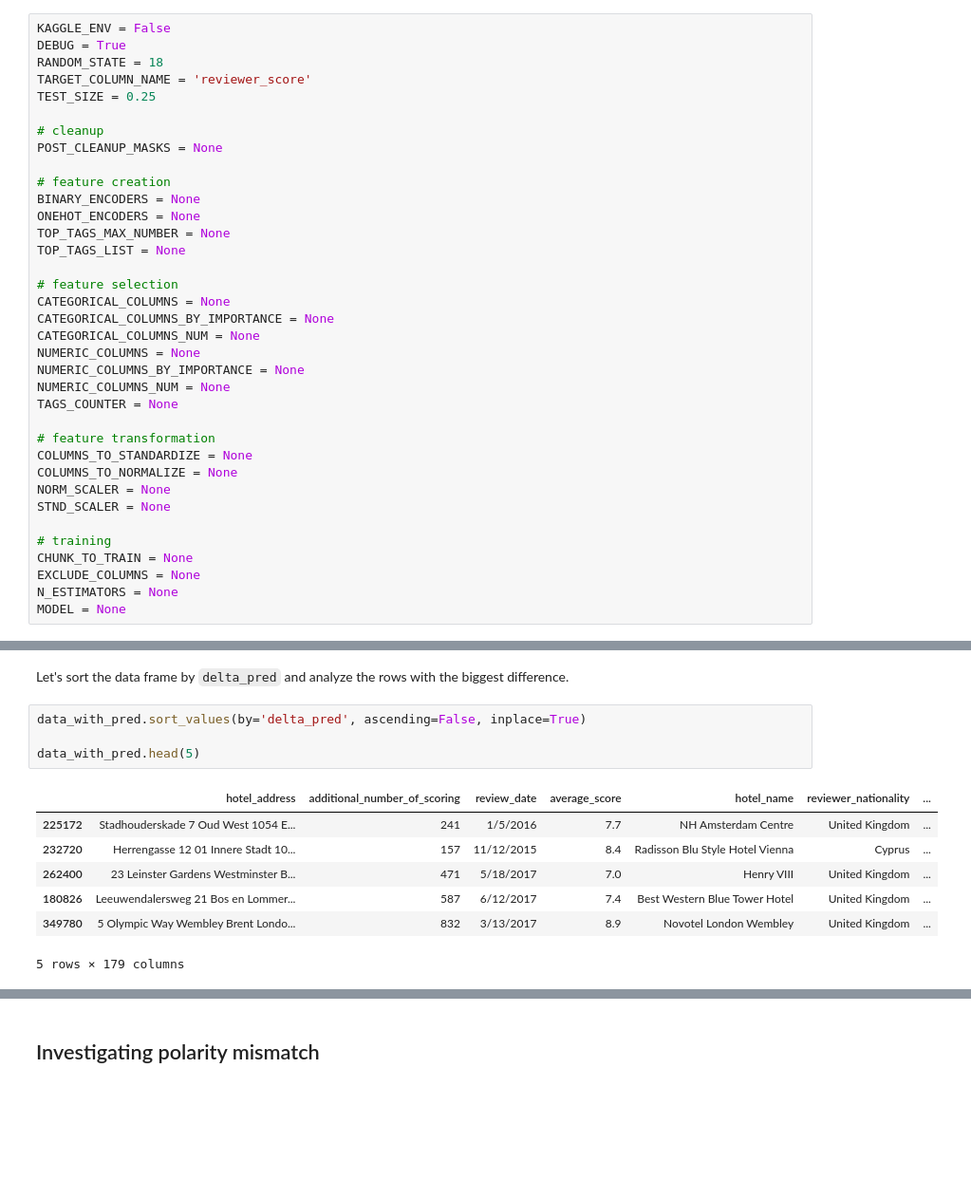
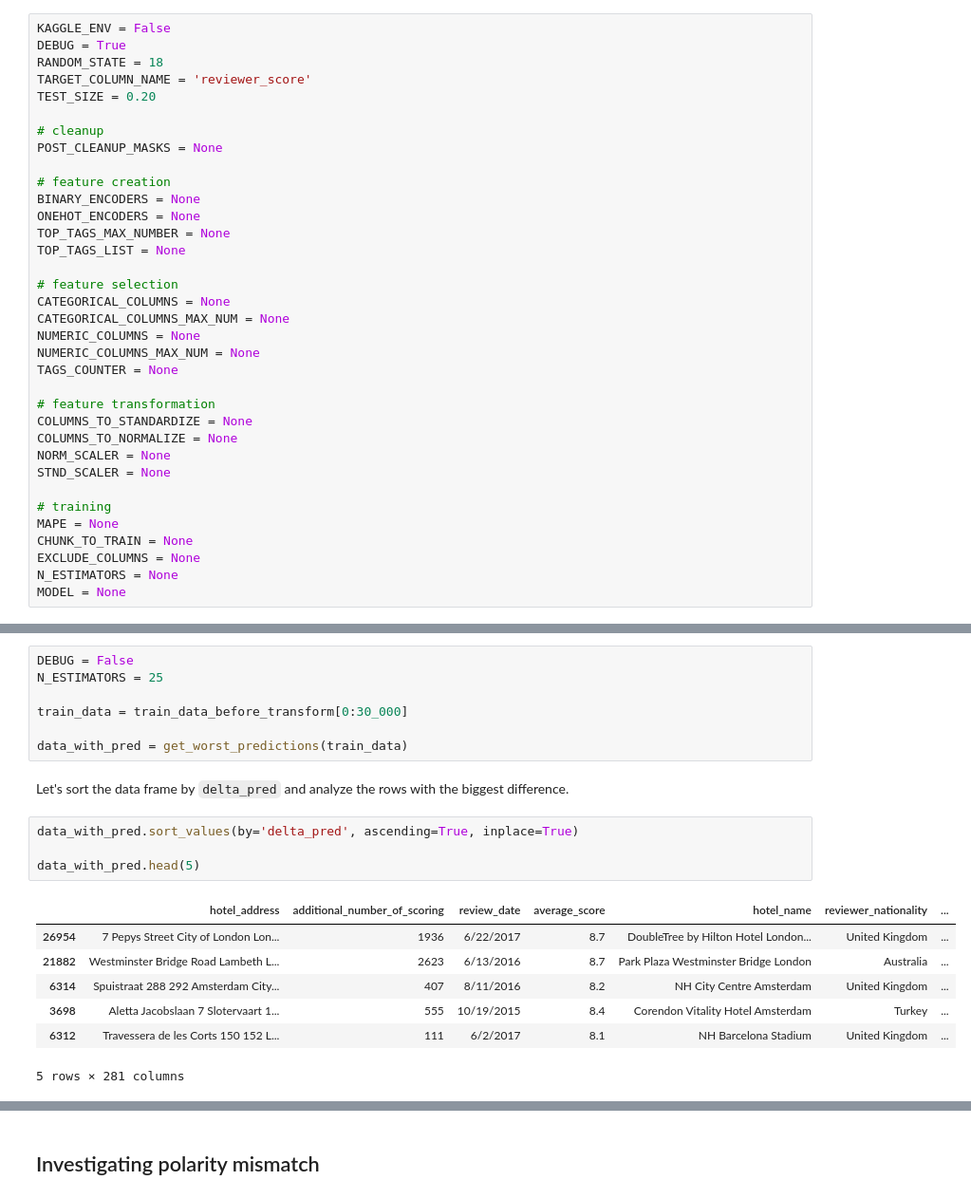
Before and after one commit to evpozdniakov/ds_projects, a Jupyter notebook: project3/hotel_score_prediction.ipynb, the cells around one changed output, grey strips where cells are left out. Shown at 95% size. Drawn from its saved outputs; the diff is of its cells as text; blank space fills up the shorter version.

```diff
--- a/project3/hotel_score_prediction.ipynb
+++ b/project3/hotel_score_prediction.ipynb
@@ -22,7 +22,7 @@ KAGGLE_ENV = False
 DEBUG = True
 RANDOM_STATE = 18
 TARGET_COLUMN_NAME = 'reviewer_score'
-TEST_SIZE = 0.25
+TEST_SIZE = 0.20
 
 # cleanup
 POST_CLEANUP_MASKS = None
@@ -35,11 +35,9 @@ TOP_TAGS_LIST = None
 
 # feature selection
 CATEGORICAL_COLUMNS = None
-CATEGORICAL_COLUMNS_BY_IMPORTANCE = None
-CATEGORICAL_COLUMNS_NUM = None
+CATEGORICAL_COLUMNS_MAX_NUM = None
 NUMERIC_COLUMNS = None
-NUMERIC_COLUMNS_BY_IMPORTANCE = None
-NUMERIC_COLUMNS_NUM = None
+NUMERIC_COLUMNS_MAX_NUM = None
 TAGS_COUNTER = None
 
 # feature transformation
@@ -49,6 +47,7 @@ NORM_SCALER = None
 STND_SCALER = None
 
 # training
+MAPE = None
 CHUNK_TO_TRAIN = None
 EXCLUDE_COLUMNS = None
 N_ESTIMATORS = None
@@ -1711,16 +1780,23 @@ data_with_pred['delta_pred'] = data_with_pred['y'] - data_with_pred['y_pred']
+# %%
+DEBUG = False
+N_ESTIMATORS = 25
+
+train_data = train_data_before_transform[0:30_000]
+
+data_with_pred = get_worst_predictions(train_data)
 # %% [markdown]
 Let's sort the data frame by `delta_pred` and analyze the rows with
 the biggest difference.
 # %%
-data_with_pred.sort_values(by='delta_pred', ascending=False, inplace=True)
+data_with_pred.sort_values(by='delta_pred', ascending=True, inplace=True)
 
 data_with_pred.head(5)
 # %% [output]
 |  | hotel_address | additional_number_of_scoring | review_date | average_score | hotel_name | reviewer_nationality | ... |
-| 225172 | Stadhouderskade 7 Oud West 1054 E... | 241 | 1/5/2016 | 7.7 | NH Amsterdam Centre | United Kingdom | ... |
-| 232720 | Herrengasse 12 01 Innere Stadt 10... | 157 | 11/12/2015 | 8.4 | Radisson Blu Style Hotel Vienna | Cyprus | ... |
-| 262400 | 23 Leinster Gardens Westminster B... | 471 | 5/18/2017 | 7.0 | Henry VIII | United Kingdom | ... |
-| 180826 | Leeuwendalersweg 21 Bos en Lommer... | 587 | 6/12/2017 | 7.4 | Best Western Blue Tower Hotel | United Kingdom | ... |
-| 349780 | 5 Olympic Way Wembley Brent Londo... | 832 | 3/13/2017 | 8.9 | Novotel London Wembley | United Kingdom | ... |
+| 26954 | 7 Pepys Street City of London Lon... | 1936 | 6/22/2017 | 8.7 | DoubleTree by Hilton Hotel London... | United Kingdom | ... |
+| 21882 | Westminster Bridge Road Lambeth L... | 2623 | 6/13/2016 | 8.7 | Park Plaza Westminster Bridge London | Australia | ... |
+| 6314 | Spuistraat 288 292 Amsterdam City... | 407 | 8/11/2016 | 8.2 | NH City Centre Amsterdam | United Kingdom | ... |
+| 3698 | Aletta Jacobslaan 7 Slotervaart 1... | 555 | 10/19/2015 | 8.4 | Corendon Vitality Hotel Amsterdam | Turkey | ... |
+| 6312 | Travessera de les Corts 150 152 L... | 111 | 6/2/2017 | 8.1 | NH Barcelona Stadium | United Kingdom | ... |
-5 rows × 179 columns
+5 rows × 281 columns
 # %% [markdown]
```
Also changed, not shown: parts of 204 cells of this notebook.
